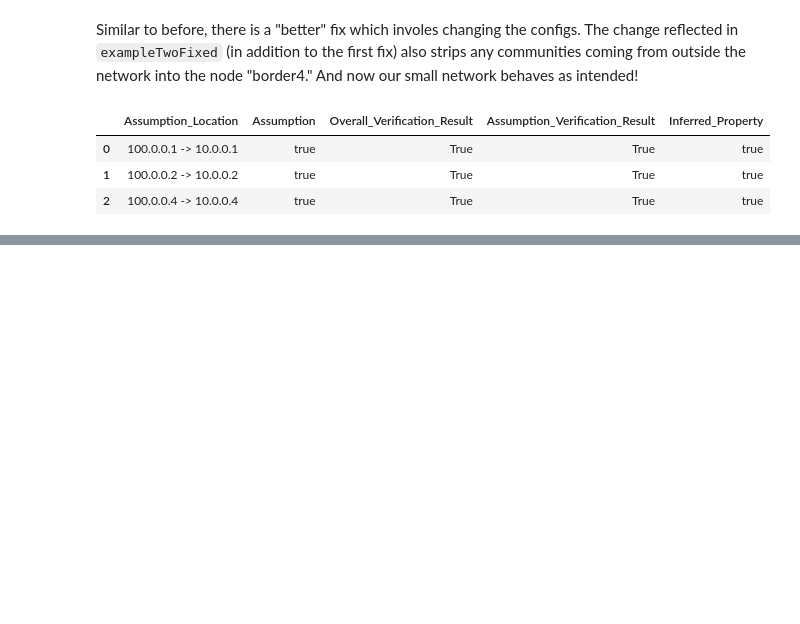
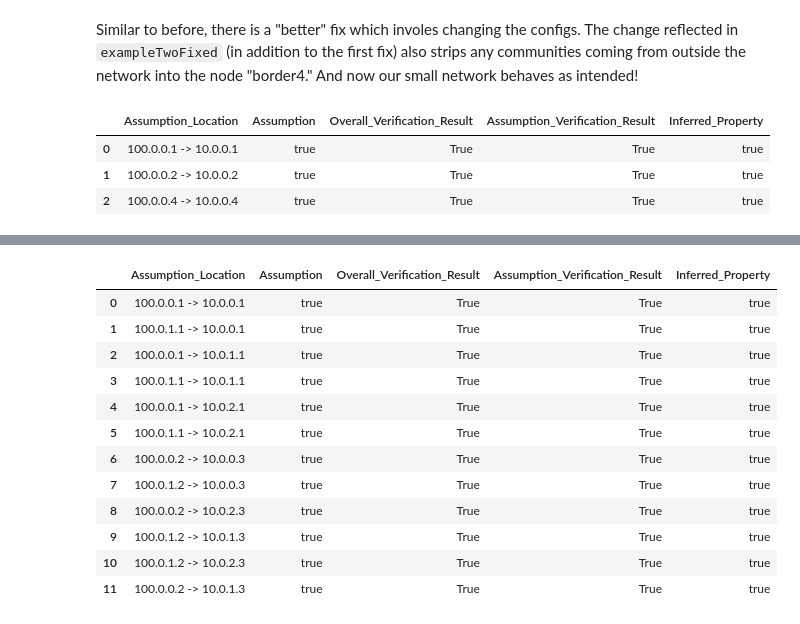
Before and after one commit to ana-brendel/batfish, a Jupyter notebook: verification/VerificationExamples.ipynb, the cells around one changed output, grey strips where cells are left out. Cells and saved outputs as stored; diff of their text form; code cells hidden in the pictures; blank space fills up the shorter version.

Commit message:
add third example, change delim

```diff
--- a/verification/VerificationExamples.ipynb
+++ b/verification/VerificationExamples.ipynb
@@ -164,0 +179,28 @@ runAndDisplay(networkName,snapshotName,snapshotPath,query)
+# %%
+networkName = "exampleThree_network"
+snapshotName = "exampleThree_snapshot"
+snapshotPath = "snapshots/exampleThree"
+
+target1 = LocationPropertyPair(location="10.0.0.3 -> 100.0.0.2",property=[Clause(communities=[],prefixes=["25.13.0.0/16","!25.13.17.0/24"])])
+target2 = LocationPropertyPair(location="10.0.0.3 -> 100.0.1.2",property=[Clause(communities=[],prefixes=["25.13.0.0/16","!25.13.17.0/24"])])
+target3 = LocationPropertyPair(location="10.0.1.3 -> 100.0.0.2",property=[Clause(communities=[],prefixes=["25.13.0.0/16","!25.13.17.0/24"])])
+target4 = LocationPropertyPair(location="10.0.1.3 -> 100.0.1.2",property=[Clause(communities=[],prefixes=["25.13.0.0/16","!25.13.17.0/24"])])
+target5 = LocationPropertyPair(location="10.0.2.3 -> 100.0.0.2",property=[Clause(communities=[],prefixes=["25.13.0.0/16","!25.13.17.0/24"])])
+target6 = LocationPropertyPair(location="10.0.2.3 -> 100.0.1.2",property=[Clause(communities=[],prefixes=["25.13.0.0/16","!25.13.17.0/24"])])
+
+query = VerificationQuery(target=target1,assumptions=[])
+runAndDisplay(networkName,snapshotName,snapshotPath,query)
+# %% [output]
+|  | Assumption_Location | Assumption | Overall_Verification_Result | Assumption_Verification_Result | Inferred_Property |
+| 0 | 100.0.0.1 -> 10.0.0.1 | true | True | True | true |
+| 1 | 100.0.1.1 -> 10.0.0.1 | true | True | True | true |
+| 2 | 100.0.0.1 -> 10.0.1.1 | true | True | True | true |
+| 3 | 100.0.1.1 -> 10.0.1.1 | true | True | True | true |
+| 4 | 100.0.0.1 -> 10.0.2.1 | true | True | True | true |
+| 5 | 100.0.1.1 -> 10.0.2.1 | true | True | True | true |
+| 6 | 100.0.0.2 -> 10.0.0.3 | true | True | True | true |
+| 7 | 100.0.1.2 -> 10.0.0.3 | true | True | True | true |
+| 8 | 100.0.0.2 -> 10.0.2.3 | true | True | True | true |
+| 9 | 100.0.1.2 -> 10.0.1.3 | true | True | True | true |
+| 10 | 100.0.1.2 -> 10.0.2.3 | true | True | True | true |
+| 11 | 100.0.0.2 -> 10.0.1.3 | true | True | True | true |
```
Also changed, not shown: parts of 6 cells of this notebook, 20 other files.
